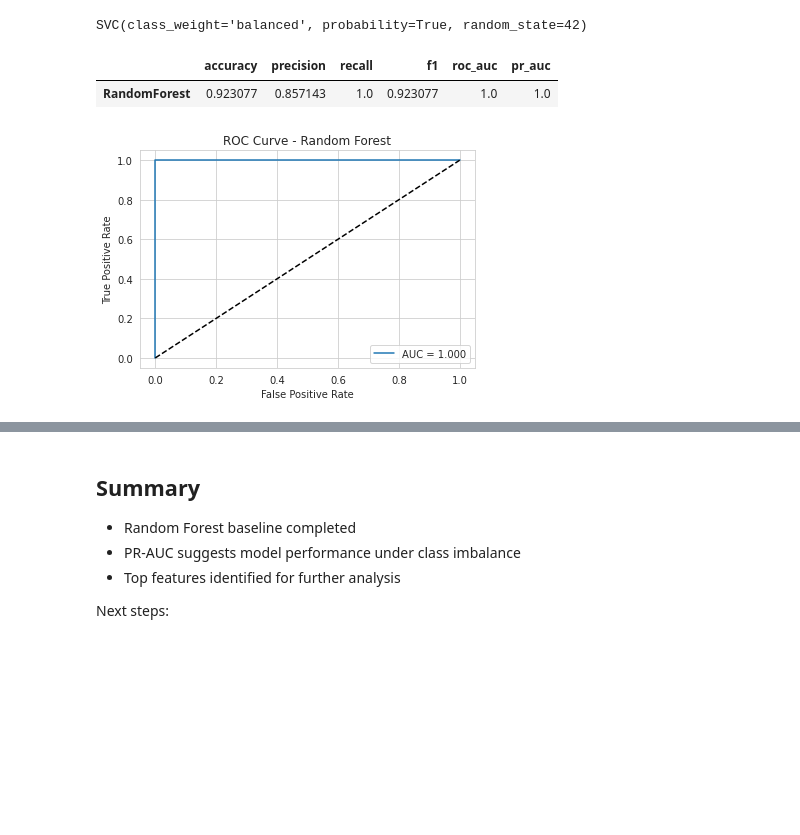
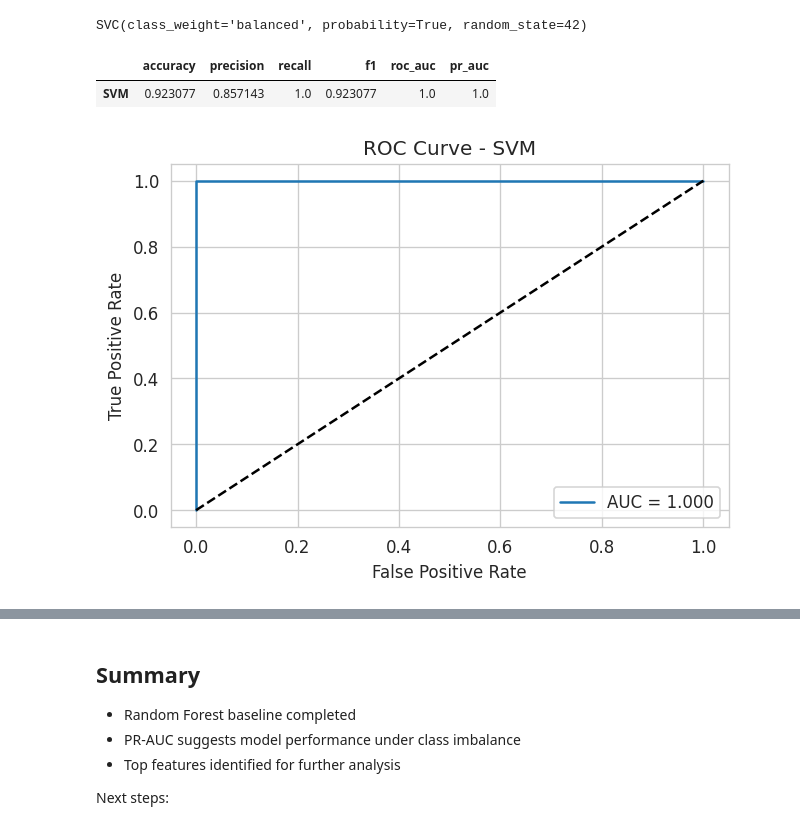
Before and after one commit to enoch321/PLT_Prediction, a Jupyter notebook: notebooks/SVM_PLT.ipynb, the cells around one changed output, grey strips where cells are left out. Saved outputs shown, nothing was run; the diff lists cells and outputs as text; code cells hidden in the pictures; blank space fills up the shorter version.

```diff
--- a/notebooks/SVM_PLT.ipynb
+++ b/notebooks/SVM_PLT.ipynb
@@ -163,24 +164,24 @@ metrics = {
     "pr_auc": average_precision_score(y_test, y_prob)
 }
 
-metrics_df = pd.DataFrame(metrics, index=["RandomForest"])
+metrics_df = pd.DataFrame(metrics, index=["SVM"])
 metrics_df
 # %% [output]
 |  | accuracy | precision | recall | f1 | roc_auc | pr_auc |
-| RandomForest | 0.923077 | 0.857143 | 1.0 | 0.923077 | 1.0 | 1.0 |
+| SVM | 0.923077 | 0.857143 | 1.0 | 0.923077 | 1.0 | 1.0 |
 # %%
 fpr, tpr, _ = roc_curve(y_test, y_prob)
 
 plt.figure()
 plt.plot(fpr, tpr, label=f"AUC = {metrics['roc_auc']:.3f}")
 plt.plot([0, 1], [0, 1], "k--")
 plt.xlabel("False Positive Rate")
 plt.ylabel("True Positive Rate")
-plt.title("ROC Curve - Random Forest")
+plt.title("ROC Curve - SVM")
 plt.legend()
 plt.show()
 # %% [output]
-[figure, old version]
+[figure, new version]
 # %%
 precision, recall, _ = precision_recall_curve(y_test, y_prob)
 
```
Also changed, not shown: parts of 4 cells of this notebook, 8 other files.
